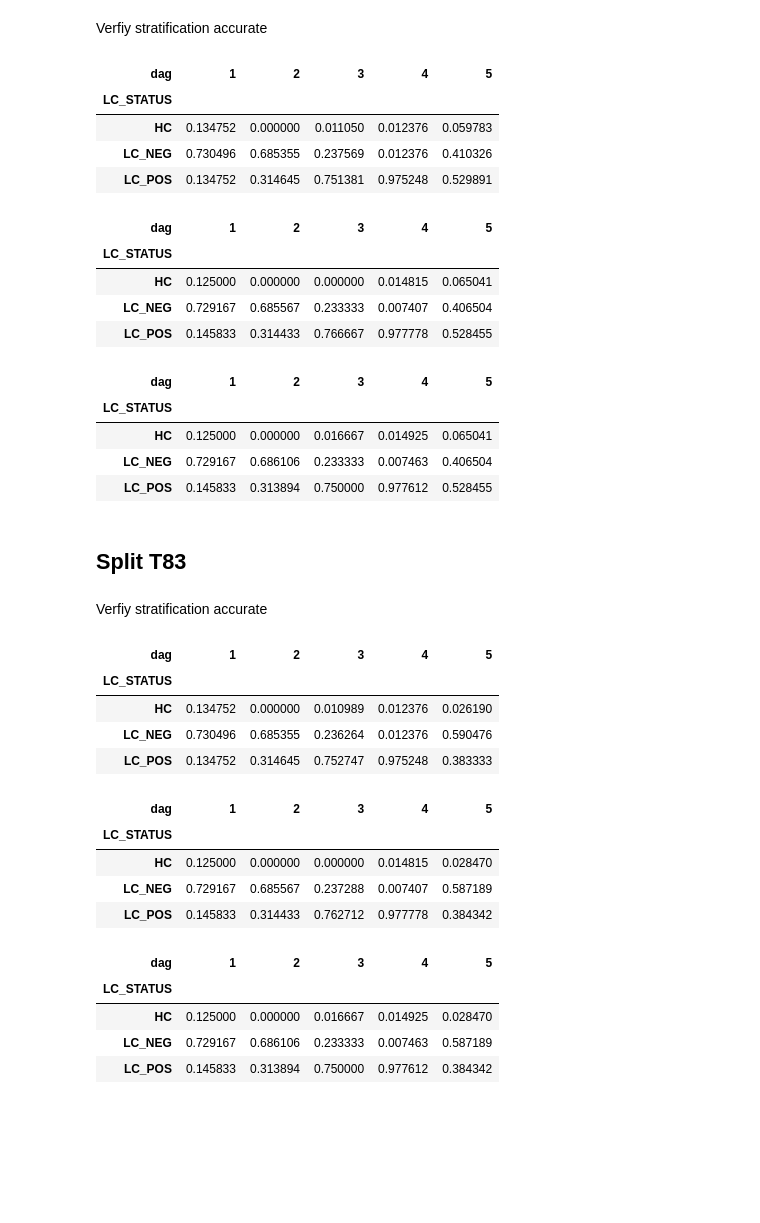
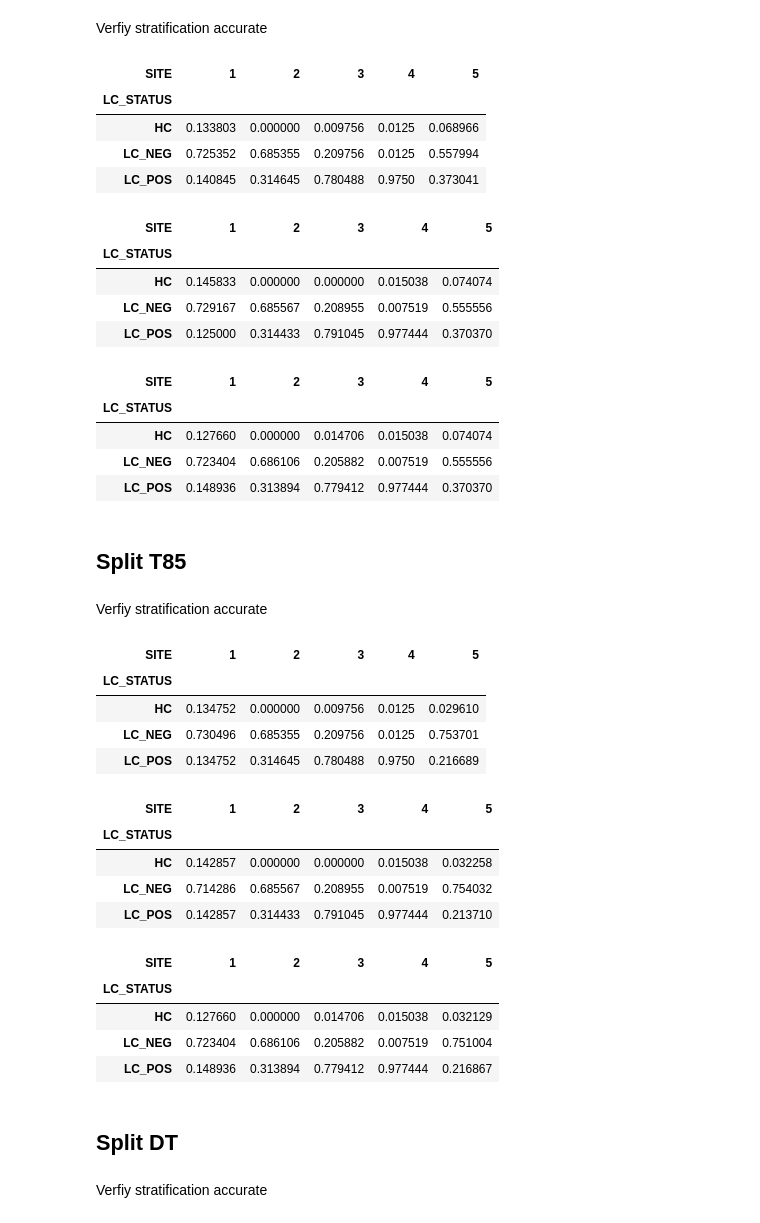
Before and after one commit to davidtweddell/lc_repo, a Jupyter notebook: 03-split-data.ipynb, the cells around one changed output. Saved outputs shown, nothing was run; the diff lists cells and outputs as text; code cells hidden in the pictures; blank space fills up the shorter version.

Commit message:
split T81, T85, DT

```diff
--- a/03-split-data.ipynb
+++ b/03-split-data.ipynb
@@ -29,7 +21,9 @@ The autoreload extension is already loaded. To reload it, use:
 # %%
-df81 = load_dataset_to_df('../Data/DataV1/featuresThresAll81.arrow', verbose = True)
-df83 = load_dataset_to_df('../Data/DataV1/featuresThresAll83.arrow', verbose = True)
-df = load_dataset_to_df("../Data/DataV1/features.arrow", verbose=True)
+df81 = load_dataset_to_df('../Data/DataV2/featuresThresAll81.arrow', verbose = True)
+df85 = load_dataset_to_df('../Data/DataV2/featuresThresAll85.arrow', verbose = True)
+dfDT = load_dataset_to_df("../Data/DataV2/featuresDT.arrow", verbose=True)
+
+df = load_dataset_to_df("../Data/DataV2/features.arrow", verbose=True)
 # %% [markdown]
 ### Do train-test-holdout split here and save as a new dataset
 # %%
@@ -80,36 +82,36 @@ def straify_train_test_holdout(df, labelVar, stratifyCol, test_size = 0.2, holdo
 # %% [markdown]
 ## Split T81
 # %%
-# Create combined variable to stratify on both LC_STATUS and dag
-df81["LC_STATUS_DAG"] = df81["LC_STATUS"] + "_" + df81["dag"].astype(str)
+# Create combined variable to stratify on both LC_STATUS and SITE
+df81["LC_STATUS_SITE"] = df81["LC_STATUS"] + "_" + df81["SITE"].astype(str)
 
-df_train81, df_test81, df_holdout81 = straify_train_test_holdout(df81, 'LC_STATUS', 'LC_STATUS_DAG', test_size = 0.2, holdout_size = 0.2, random_state = 42)
+df_train81, df_test81, df_holdout81 = straify_train_test_holdout(df81, 'LC_STATUS', 'LC_STATUS_SITE', test_size = 0.2, holdout_size = 0.2, random_state = 42)
 # %% [markdown]
 Verfiy stratification accurate
 # %%
-pd.crosstab(df_train81["LC_STATUS"], df_train81["dag"], normalize="columns")
+pd.crosstab(df_train81["LC_STATUS"], df_train81["SITE"], normalize="columns")
 # %% [output]
-| dag | 1 | 2 | 3 | 4 | 5 |
+| SITE | 1 | 2 | 3 | 4 | 5 |
 | LC_STATUS |  |  |  |  |  |
-| HC | 0.134752 | 0.000000 | 0.011050 | 0.012376 | 0.059783 |
-| LC_NEG | 0.730496 | 0.685355 | 0.237569 | 0.012376 | 0.410326 |
-| LC_POS | 0.134752 | 0.314645 | 0.751381 | 0.975248 | 0.529891 |
+| HC | 0.133803 | 0.000000 | 0.009756 | 0.0125 | 0.068966 |
+| LC_NEG | 0.725352 | 0.685355 | 0.209756 | 0.0125 | 0.557994 |
+| LC_POS | 0.140845 | 0.314645 | 0.780488 | 0.9750 | 0.373041 |
 # %%
-pd.crosstab(df_test81["LC_STATUS"], df_test81["dag"], normalize="columns")
+pd.crosstab(df_test81["LC_STATUS"], df_test81["SITE"], normalize="columns")
 # %% [output]
-| dag | 1 | 2 | 3 | 4 | 5 |
+| SITE | 1 | 2 | 3 | 4 | 5 |
 | LC_STATUS |  |  |  |  |  |
-| HC | 0.125000 | 0.000000 | 0.000000 | 0.014815 | 0.065041 |
-| LC_NEG | 0.729167 | 0.685567 | 0.233333 | 0.007407 | 0.406504 |
-| LC_POS | 0.145833 | 0.314433 | 0.766667 | 0.977778 | 0.528455 |
+| HC | 0.145833 | 0.000000 | 0.000000 | 0.015038 | 0.074074 |
+| LC_NEG | 0.729167 | 0.685567 | 0.208955 | 0.007519 | 0.555556 |
+| LC_POS | 0.125000 | 0.314433 | 0.791045 | 0.977444 | 0.370370 |
 # %%
-pd.crosstab(df_holdout81["LC_STATUS"], df_holdout81["dag"], normalize="columns")
+pd.crosstab(df_holdout81["LC_STATUS"], df_holdout81["SITE"], normalize="columns")
 # %% [output]
-| dag | 1 | 2 | 3 | 4 | 5 |
+| SITE | 1 | 2 | 3 | 4 | 5 |
 | LC_STATUS |  |  |  |  |  |
-| HC | 0.125000 | 0.000000 | 0.016667 | 0.014925 | 0.065041 |
-| LC_NEG | 0.729167 | 0.686106 | 0.233333 | 0.007463 | 0.406504 |
-| LC_POS | 0.145833 | 0.313894 | 0.750000 | 0.977612 | 0.528455 |
+| HC | 0.127660 | 0.000000 | 0.014706 | 0.015038 | 0.074074 |
+| LC_NEG | 0.723404 | 0.686106 | 0.205882 | 0.007519 | 0.555556 |
+| LC_POS | 0.148936 | 0.313894 | 0.779412 | 0.977444 | 0.370370 |
 # %% [markdown]
-## Split T83
+## Split T85
 # %%
@@ -120,26 +122,28 @@ df_train83, df_test83, df_holdout83 = straify_train_test_holdout(df83, 'LC_STATU
 # %% [markdown]
 Verfiy stratification accurate
 # %%
-pd.crosstab(df_train83["LC_STATUS"], df_train83["dag"], normalize="columns")
+pd.crosstab(df_train85["LC_STATUS"], df_train85["SITE"], normalize="columns")
 # %% [output]
-| dag | 1 | 2 | 3 | 4 | 5 |
+| SITE | 1 | 2 | 3 | 4 | 5 |
 | LC_STATUS |  |  |  |  |  |
-| HC | 0.134752 | 0.000000 | 0.010989 | 0.012376 | 0.026190 |
-| LC_NEG | 0.730496 | 0.685355 | 0.236264 | 0.012376 | 0.590476 |
-| LC_POS | 0.134752 | 0.314645 | 0.752747 | 0.975248 | 0.383333 |
+| HC | 0.134752 | 0.000000 | 0.009756 | 0.0125 | 0.029610 |
+| LC_NEG | 0.730496 | 0.685355 | 0.209756 | 0.0125 | 0.753701 |
+| LC_POS | 0.134752 | 0.314645 | 0.780488 | 0.9750 | 0.216689 |
 # %%
-pd.crosstab(df_test83["LC_STATUS"], df_test83["dag"], normalize="columns")
+pd.crosstab(df_test85["LC_STATUS"], df_test85["SITE"], normalize="columns")
 # %% [output]
-| dag | 1 | 2 | 3 | 4 | 5 |
+| SITE | 1 | 2 | 3 | 4 | 5 |
 | LC_STATUS |  |  |  |  |  |
-| HC | 0.125000 | 0.000000 | 0.000000 | 0.014815 | 0.028470 |
-| LC_NEG | 0.729167 | 0.685567 | 0.237288 | 0.007407 | 0.587189 |
-| LC_POS | 0.145833 | 0.314433 | 0.762712 | 0.977778 | 0.384342 |
+| HC | 0.142857 | 0.000000 | 0.000000 | 0.015038 | 0.032258 |
+| LC_NEG | 0.714286 | 0.685567 | 0.208955 | 0.007519 | 0.754032 |
+| LC_POS | 0.142857 | 0.314433 | 0.791045 | 0.977444 | 0.213710 |
 # %%
-pd.crosstab(df_holdout83["LC_STATUS"], df_holdout83["dag"], normalize="columns")
+pd.crosstab(df_holdout85["LC_STATUS"], df_holdout85["SITE"], normalize="columns")
 # %% [output]
-| dag | 1 | 2 | 3 | 4 | 5 |
+| SITE | 1 | 2 | 3 | 4 | 5 |
 | LC_STATUS |  |  |  |  |  |
-| HC | 0.125000 | 0.000000 | 0.016667 | 0.014925 | 0.028470 |
-| LC_NEG | 0.729167 | 0.686106 | 0.233333 | 0.007463 | 0.587189 |
-| LC_POS | 0.145833 | 0.313894 | 0.750000 | 0.977612 | 0.384342 |
+| HC | 0.127660 | 0.000000 | 0.014706 | 0.015038 | 0.032129 |
+| LC_NEG | 0.723404 | 0.686106 | 0.205882 | 0.007519 | 0.751004 |
+| LC_POS | 0.148936 | 0.313894 | 0.779412 | 0.977444 | 0.216867 |
+# %% [markdown]
+## Split DT
@@ -145,0 +155,2 @@ pd.crosstab(df_holdout83["LC_STATUS"], df_holdout83["dag"], normalize="columns")
+# %% [markdown]
+Verfiy stratification accurate
```
Also changed, not shown: parts of 15 cells of this notebook.
